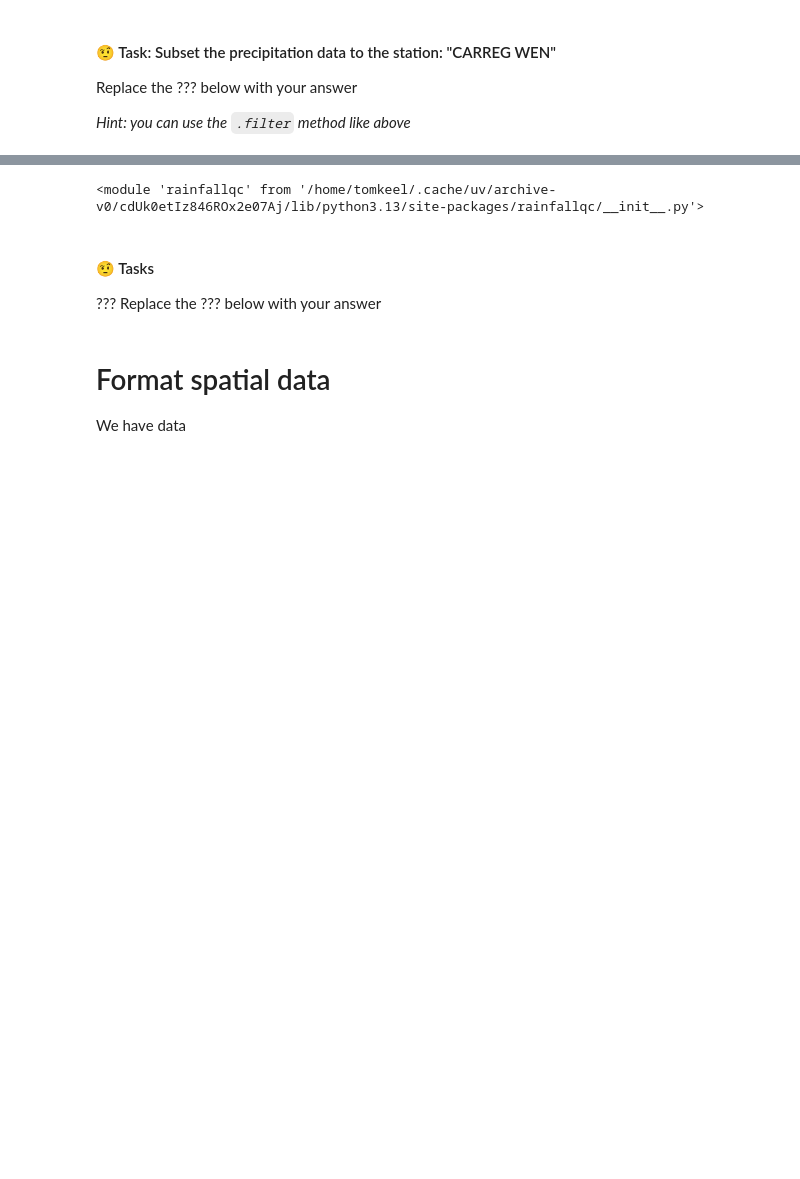
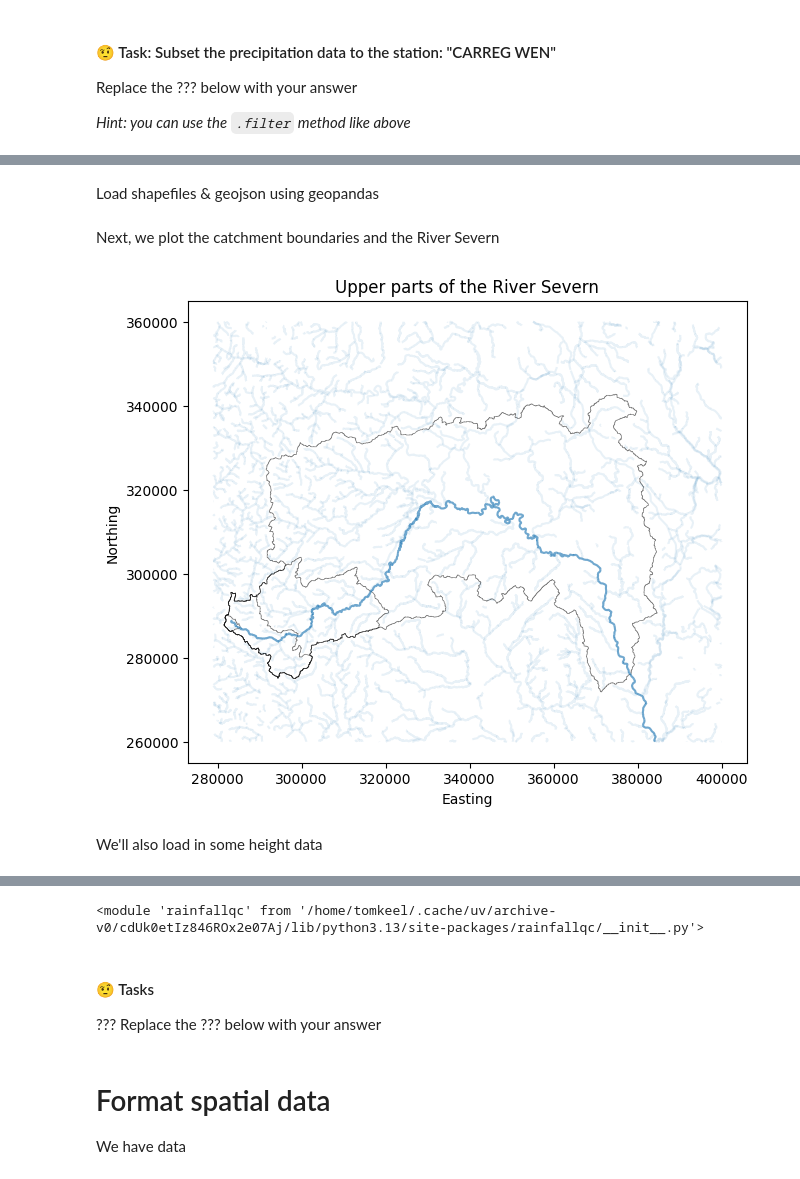
Before and after one commit to Thomasjkeel/UKCEH_Summer_School, a Jupyter notebook: Workshop_4/Workshop_4_rainfall_comparison.ipynb, the cells around one changed output, grey strips where cells are left out. Drawn from its saved outputs; the diff is of its cells as text; code cells hidden in the pictures; blank space fills up the shorter version.

```diff
--- a/Workshop_4/Workshop_4_rainfall_comparison.ipynb
+++ b/Workshop_4/Workshop_4_rainfall_comparison.ipynb
@@ -271,6 +232,8 @@ Below, this bash script will fetch and download the spatial data we need and sto
 # !wget -O https://github.com/Thomasjkeel/UKCEH_Summer_School_2025/blob/edit/workshop-3/Workshop_4/severn_catchment_data.tar.gz
 !mkdir -p severn_catchment_data
 !tar -xvf severn_catchment_data.tar.gz -C severn_catchment_data
+# %% [markdown]
+Load shapefiles & geojson using geopandas
 # %%
 # Greater Severn catchment boundary
 bewdley_shp = gpd.read_file('severn_catchment_data/Bewdley/54001/54001.shp')
@@ -282,18 +245,25 @@ plynlimon_shp = gpd.read_file('severn_catchment_data/Plynlimon Flume/54022/54022
 # %%
 # Load rivers linestrings
 severn_catchment_river_linestrings = gpd.read_file('severn_catchment_data/rivers_around_severn.geojson')
-severn_river_linestrings = rvs_linestrings.loc[rvs_linestrings['name1'].str.contains('River Severn')]
+severn_river_linestrings = severn_catchment_river_linestrings.loc[severn_catchment_river_linestrings['name1'].str.contains('River Severn')]
+# %% [markdown]
+Next, we plot the catchment boundaries and the River Severn
 # %%
 fig, ax = plt.subplots(1, figsize=(12, 6), sharex=True, sharey=True)
 ax.set_xlabel('Easting'); ax.set_ylabel('Northing');
 abermule_shp.plot(ax=ax, facecolor='none', alpha=.5, linewidth=.5)
 bewdley_shp.plot(ax=ax, facecolor='none', alpha=.5, linewidth=.5)
 dolwen_shp.plot(ax=ax, facecolor='none', alpha=.5, linewidth=.5)
 plynlimon_shp.plot(ax=ax, facecolor='none', alpha=.5, linewidth=.5)
 
 severn_catchment_river_linestrings.plot(ax=ax, alpha=.1)
 severn_river_linestrings.plot(ax=ax, alpha=.6)
+ax.set_title("Upper parts of the River Severn")
 plt.subplots_adjust(hspace=.2)
+# %% [output]
+[figure, added]
+# %% [markdown]
+We'll also load in some height data
 # %%
 severn_hght = rioxarray.open_rasterio('severn_catchment_data/HGHT_SEVERN_1km.tif')
 severn_hght = severn_hght.sortby('y')
```
Also changed, not shown: parts of 13 cells of this notebook, 2 other files.
